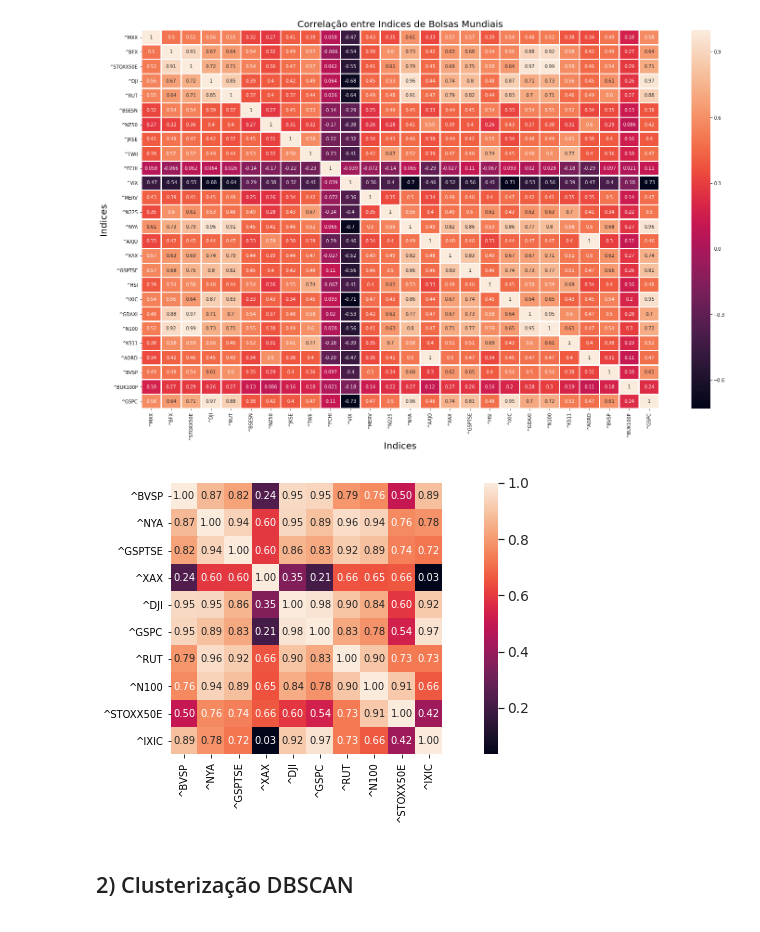
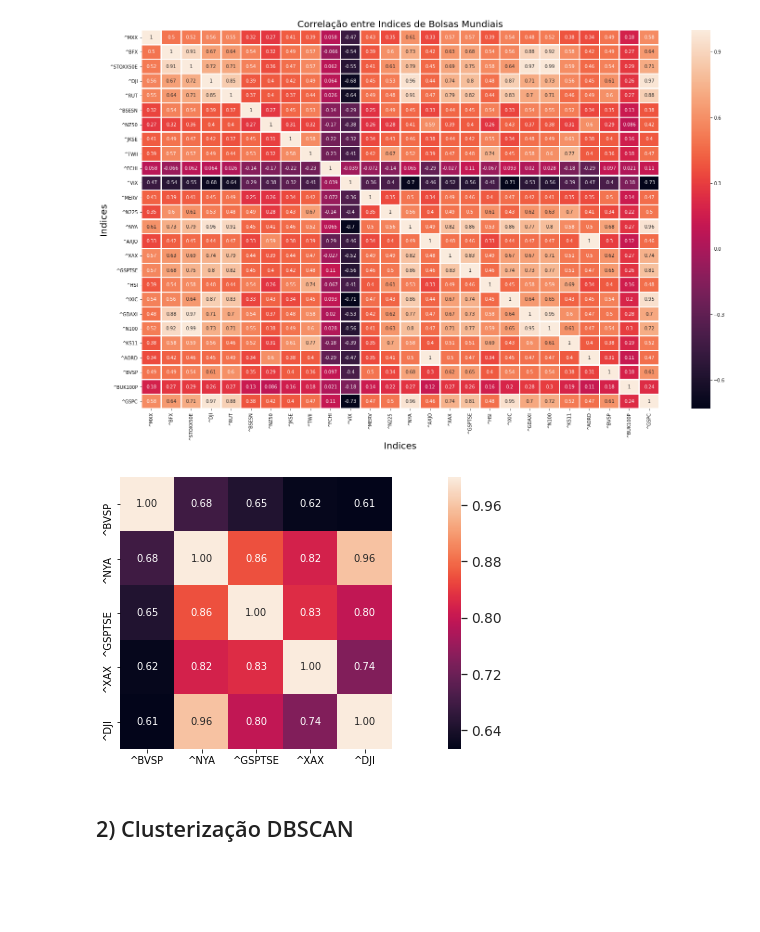
Before and after one commit to marcelinoandrade/Processamento-Digital-de-Sinais-Financeiros, a Jupyter notebook: Aula Extra 4 - Bolsas Mundiais, Correlações e Clusterização DBSCAN.ipynb, the cells around one changed output. Cells and saved outputs as stored; diff of their text form; code cells hidden in the pictures; blank space fills up the shorter version.

```diff
--- a/Aula Extra 4 - Bolsas Mundiais, Correlações e Clusterização DBSCAN.ipynb
+++ b/Aula Extra 4 - Bolsas Mundiais, Correlações e Clusterização DBSCAN.ipynb
@@ -129,11 +129,10 @@ sns.heatmap(output.isnull(),  cbar=False, cmap = 'summer')
 ['Erros', 0, 'Ativos', 26]
 [figure]
 # %%
-
-market_corr=output.pct_change().iloc[1:].corr()
+corre=output.pct_change().corr()
 fig = plt.subplots(figsize=(25,15))
 ax2=plt.subplot(1,1,1)
-sns.heatmap(market_corr, annot=True, linewidths=1.5, ax=ax2)
+sns.heatmap(corre, annot=True, linewidths=1.5, ax=ax2)
 ax2.set_ylabel("Indices",fontsize=20)
 ax2.set_xlabel("Indices",fontsize=20)
 ax2.set_title("Correlação entre Indices de Bolsas Mundiais",fontsize=20)
@@ -141,16 +140,16 @@ ax2.set_title("Correlação entre Indices de Bolsas Mundiais",fontsize=20)
 Text(0.5, 1.0, 'Correlação entre Indices de Bolsas Mundiais')
 [figure]
 # %%
-f, ax = plt.subplots(figsize=(15, 5))
+f, ax = plt.subplots(figsize=(20, 5))
 ativo='^BVSP'
-k = 10 #number of variables for heatmap
-cols = market_corr.nlargest(k, ativo)[ativo].index
-cm = np.corrcoef(output[cols].values.T)
+k = 5 #number of variables for heatmap
+cols = corre.nlargest(k, ativo)[ativo].index
+cm = np.corrcoef(output[cols].pct_change().dropna().values.T)
 sns.set(font_scale=1.25)
 hm = sns.heatmap(cm, cbar=True, annot=True, square=True, fmt='.2f', annot_kws={'size': 10}, yticklabels=cols.values, xticklabels=cols.values)
 plt.show()
 # %% [output]
-[figure, old version]
+[figure, new version]
 # %% [markdown]
 <div id="DBSCAN">
     <h2>2) Clusterização DBSCAN</h2>
```
Also changed, not shown: parts of 2 cells of this notebook.
